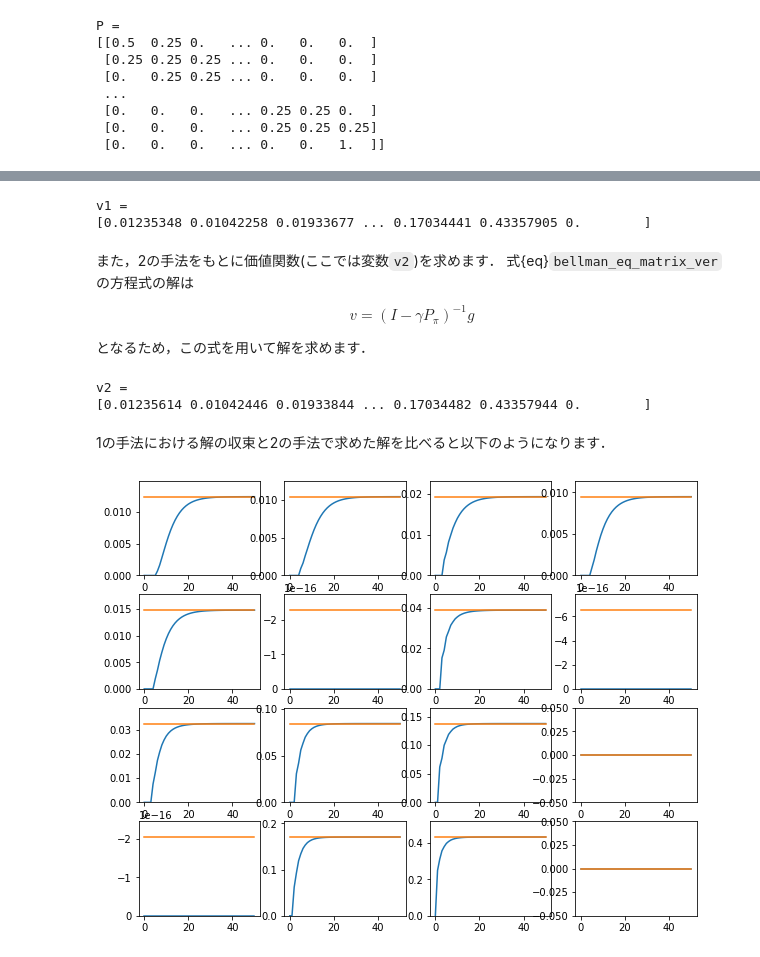
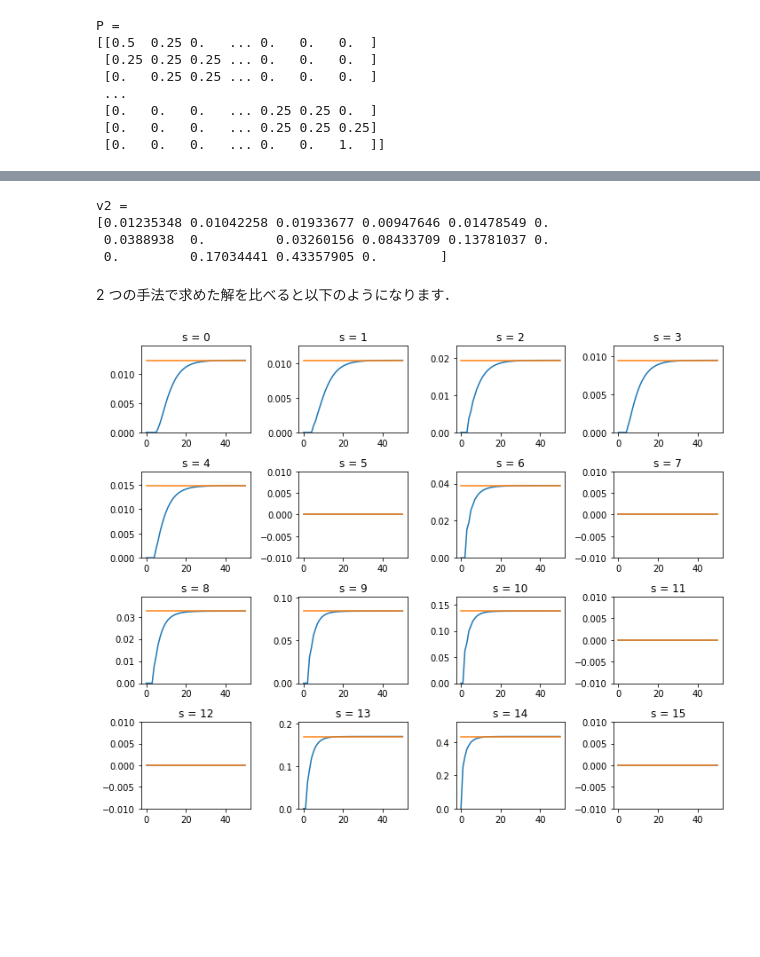
Before and after one commit to yhisaki/rl-semi, a Jupyter notebook: _sources/day1/03bellman.ipynb, the cells around one changed output, grey strips where cells are left out. Saved outputs shown, nothing was run; the diff lists cells and outputs as text; code cells hidden in the pictures; blank space fills up the shorter version.

```diff
--- a/_sources/day1/03bellman.ipynb
+++ b/_sources/day1/03bellman.ipynb
@@ -178,12 +205,13 @@ $$v = g + \gamma P_\pi v$$ (bellman_eq_matrix_ver)
 # %%
 import numpy as np
 
-np.set_printoptions(threshold=10)
+np.set_printoptions(threshold=16)
 
 state_size = env.observation_space.n
 action_size = env.action_space.n
 
 
+# FrozenLakeの内部実装を参考に，状態遷移関数を作成する
 def p(sp, s, a):
     """状態遷移関数
 
@@ -195,7 +223,6 @@ def p(sp, s, a):
     Returns:
         sでaを選択した後s'に遷移する確率
     """
-    # 以下の実装はFrozenLake環境の内部実装を参考にしている．
     transition = env.P[s][a]
     prob = 0.0
     for t in transition:
@@ -203,9 +230,17 @@ def p(sp, s, a):
             prob += t[0]
     return prob
 
+# FrozenLakeの内部実装を参考に，報酬関数を作成する
+def r(s, a):
+    """報酬関数
 
-def r(s, a):
-    """報酬"""
+    Args:
+        s  : 現在の状態 s
+        a  : 現在の状態で選択する行動 a
+
+    Returns:
+        報酬r(s,a)
+    """
     transition = env.P[s][a]
     reward = 0.0
     for t in transition:
@@ -250,0 +292,5 @@ g =
+# %%
+GAMMA = 0.99  # 割引率
+v1 = np.linalg.inv(np.eye(state_size, state_size) - GAMMA * P) @ g
+
+print(f"v1 =\n{v1}")
@@ -251,49 +306,35 @@ g =
 # %%
-GAMMA = 0.99  # 割引率
+v2 = np.zeros((state_size,))  # 価値関数の初期値
 
-v1 = np.zeros((state_size,))  # 価値関数の初期値
-
-v1_log = [v1]  # ログ保存用のリスト
+v2_log = [v2]  # ログ保存用のリスト
 
 for _ in range(50):
-    v1 = g + GAMMA * P @ v1  # ベルマン作用素により更新
-    v1_log.append(v1)  # ログを保存
+    v2 = g + GAMMA * P @ v2  # ベルマン作用素により更新
+    v2_log.append(v2)  # ログを保存
 
-print(f"v1 =\n{v1}")
+print(f"v2 =\n{v2}")
 # %% [output]
-v1 =
-[0.01235348 0.01042258 0.01933677 ... 0.17034441 0.43357905 0.        ]
+v2 =
+[0.01235348 0.01042258 0.01933677 0.00947646 0.01478549 0.
+ 0.0388938  0.         0.03260156 0.08433709 0.13781037 0.
+ 0.         0.17034441 0.43357905 0.        ]
-# %% [markdown]
-また，2の手法をもとに価値関数(ここでは変数`v2`)を求めます．
-式{eq}`bellman_eq_matrix_ver`の方程式の解は
-
-$$v = (I - \gamma P_\pi)^{-1}g$$
-
-となるため，この式を用いて解を求めます．
-# %%
-v2 = np.linalg.inv(np.eye(state_size, state_size) - GAMMA*P)@g
-
-print(f"v2 =\n{v2}")
-# %% [output]
-v2 =
-[0.01235614 0.01042446 0.01933844 ... 0.17034482 0.43357944 0.        ]
-# %% [markdown]
-1の手法における解の収束と2の手法で求めた解を比べると以下のようになります．
+# %% [markdown]
+2 つの手法で求めた解を比べると以下のようになります．
 # %%
-v1_log = np.array(v1_log)
+v2_log = np.array(v2_log)
 
 plt.figure(figsize=(10, 8))
 
 for i in range(state_size):
     plt.subplot(4, 4, i + 1)
-    plt.plot(v1_log[:, i])
-    plt.plot([v2[i] for _ in v1_log[:, i]])
-    if abs(v2[i]) < 1E-5:
+    plt.plot(v2_log[:, i])
+    plt.plot([v1[i] for _ in v2_log[:, i]])
+    if abs(v1[i]) < 1e-5:
         plt.ylim(-0.01, 0.01)
     else:
-        plt.ylim(0.0, v2[i] * 1.2 + 0.01)
+        plt.ylim(0.0, v1[i] * 1.2)
     plt.title(f"s = {i}")
 
 plt.tight_layout()
 # %% [output]
-[figure, old version]
+[figure, new version]
```
Also changed, not shown: parts of 18 cells of this notebook, 17 other files.
